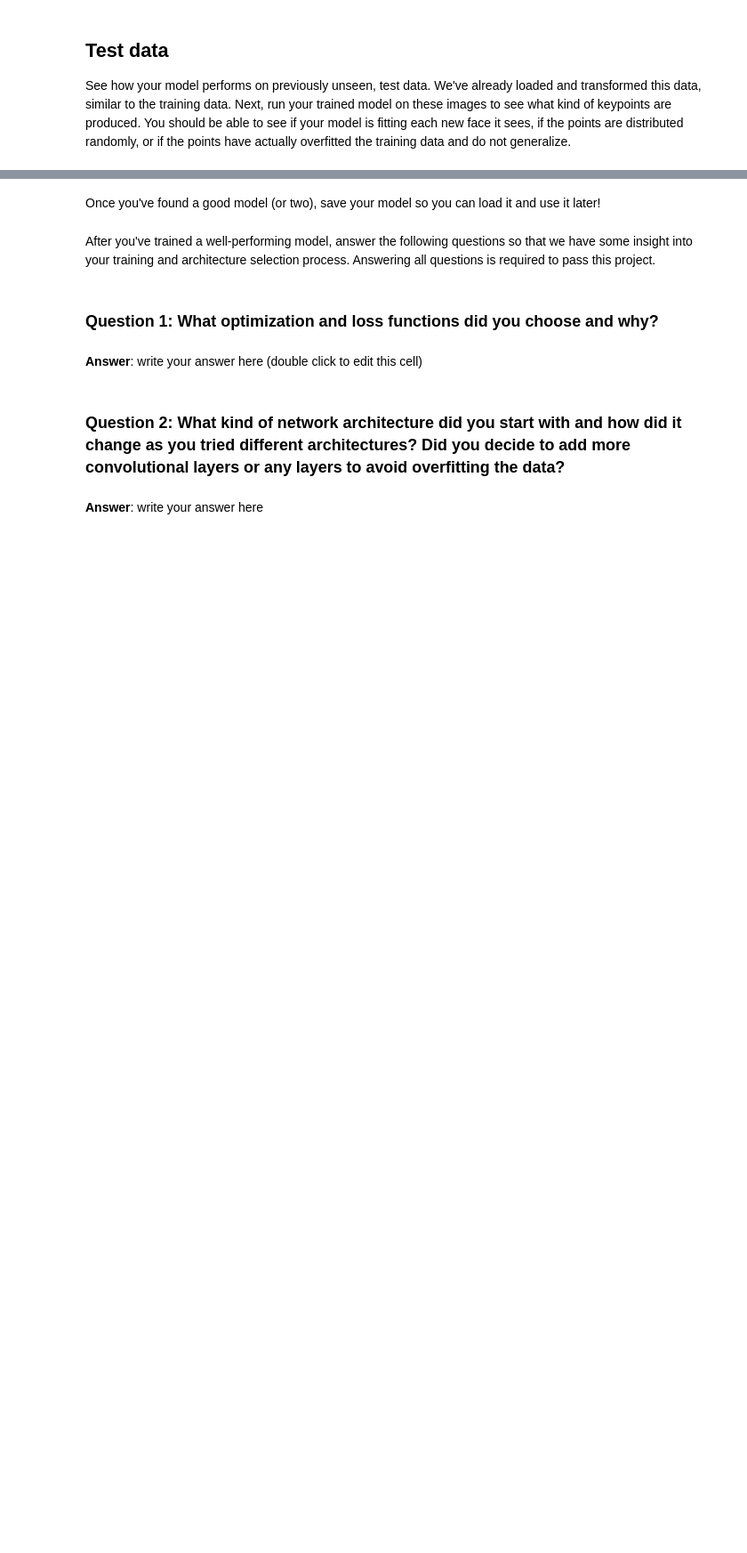
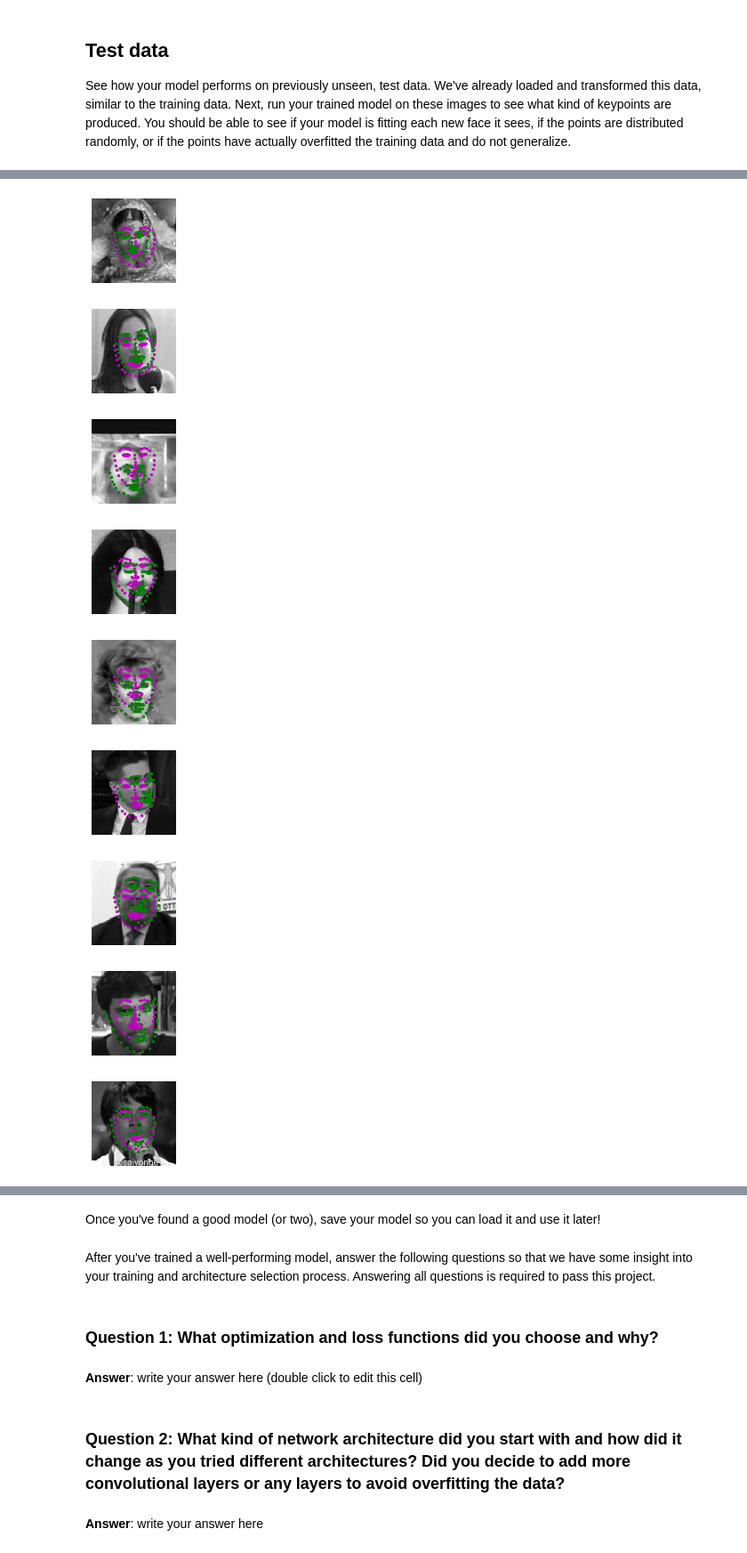
Before and after one commit to lejimmy/CVND-Computer-Vision-Nanodegree, a Jupyter notebook: Project_1_Facial_Keypoint_Detection/2. Define the Network Architecture.ipynb, the cells around one changed output, grey strips where cells are left out. Shown at 89% size. Saved outputs shown, nothing was run; the diff lists cells and outputs as text; code cells hidden in the pictures; blank space fills up the shorter version.

```diff
--- a/Project_1_Facial_Keypoint_Detection/2. Define the Network Architecture.ipynb
+++ b/Project_1_Facial_Keypoint_Detection/2. Define the Network Architecture.ipynb
@@ -382,5 +466,15 @@ print(gt_pts.size())
 # %%
 ## TODO: visualize your test output
 # you can use the same function as before, by un-commenting the line below:
 
-# visualize_output(test_images, test_outputs, gt_pts)
+visualize_output(test_images, test_outputs, gt_pts)
+# %% [output]
+[figure, added]
+[figure, added]
+[figure, added]
+[figure, added]
+[figure, added]
+[figure, added]
+[figure, added]
+[figure, added]
+[figure, added]
```
Also changed, not shown: parts of 15 cells of this notebook, 4 other files.
